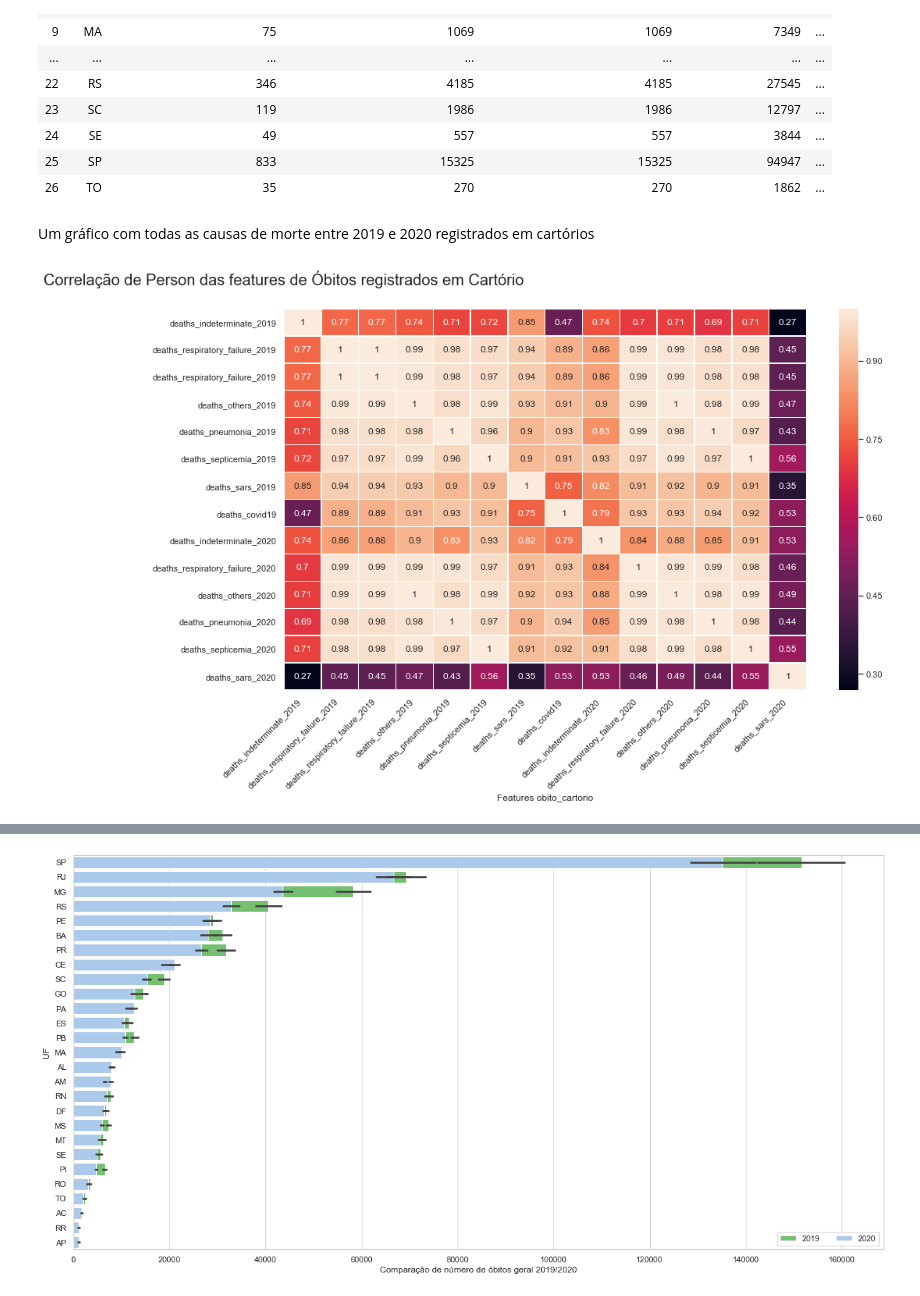
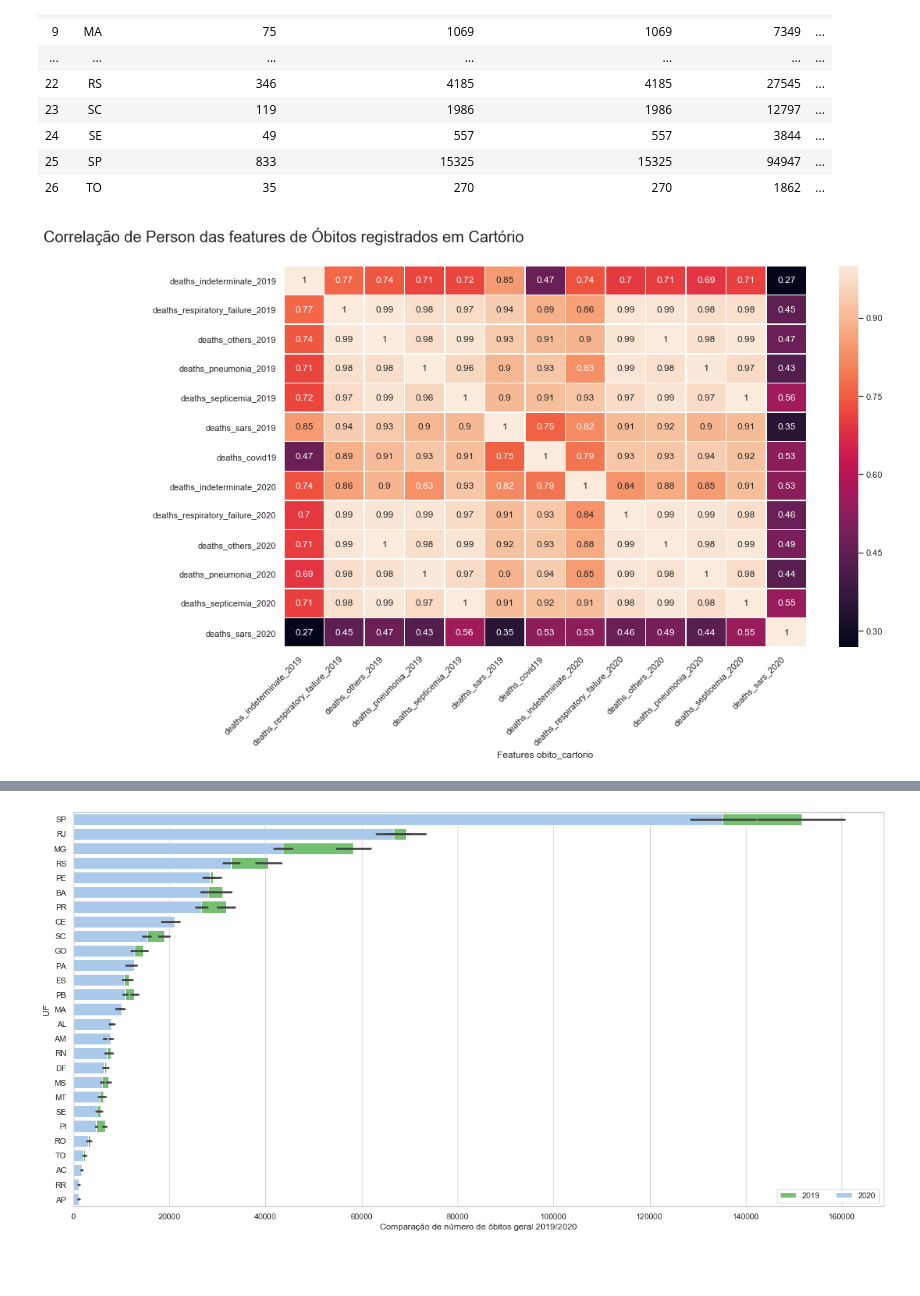
Before and after one commit to marcoguinter/aed_projeto3, a Jupyter notebook: covid19.ipynb, the cells around one changed output, grey strips where cells are left out. Drawn from its saved outputs; the diff is of its cells as text; code cells hidden in the pictures; blank space fills up the shorter version.

Commit message:
Novos gráficos

```diff
--- a/covid19.ipynb
+++ b/covid19.ipynb
@@ -430,7 +433,7 @@ df.printSchema()
 # %% [markdown]
 Executando uma query no banco buscando a soma de mortes por estado, apenas para testar a conectividade
 # %%
-sql = "(SELECT state,SUM(deaths) AS sum_deaths FROM caso GROUP BY state ORDER BY sum_deaths DESC) tmp"
+sql = "(SELECT state,SUM(deaths) AS sum_deaths FROM caso WHERE date = '2020-08-03'  GROUP BY state ORDER BY sum_deaths DESC) tmp"
 df = spark.read\
         .format("jdbc")\
         .option("url", SQL_CONNECTION)\
@@ -813,8 +816,6 @@ df_obito_cartorio.select("state","deaths_indeterminate_2019","deaths_respiratory
 | 24 | SE | 49 | 557 | 557 | 3844 | ... |
 | 25 | SP | 833 | 15325 | 15325 | 94947 | ... |
 | 26 | TO | 35 | 270 | 270 | 1862 | ... |
-# %% [markdown]
-Um gráfico com todas as causas de morte entre 2019 e 2020 registrados em cartórios
 # %%
 # Correlação entre as features de dados de óbitos registrados em cartório
 import seaborn as sns
@@ -823,32 +824,32 @@ import matplotlib.pyplot as plt
 
 sns.set(style="white")
 
-features = df_obito_cartorio.select("deaths_indeterminate_2019","deaths_respiratory_failure_2019","deaths_respiratory_failure_2019","deaths_others_2019","deaths_pneumonia_2019","deaths_septicemia_2019","deaths_sars_2019","deaths_covid19","deaths_indeterminate_2020","deaths_respiratory_failure_2020","deaths_others_2020","deaths_pneumonia_2020","deaths_septicemia_2020","deaths_sars_2020")
+features = df_obito_cartorio.select("deaths_indeterminate_2019","deaths_respiratory_failure_2019","deaths_others_2019","deaths_pneumonia_2019","deaths_septicemia_2019","deaths_sars_2019","deaths_covid19","deaths_indeterminate_2020","deaths_respiratory_failure_2020","deaths_others_2020","deaths_pneumonia_2020","deaths_septicemia_2020","deaths_sars_2020")
 d=features.toPandas()
 
 # Calcular a correlação
 corr = d.corr()
 
 # Set up the matplotlib figure
 f, ax = plt.subplots(figsize=(15, 9))
 plt.title('Correlação de Person das features de Óbitos registrados em Cartório', y=1.05, size=20,  x=0)
 
 # Draw the heatmap with the mask and correct aspect ratio
 sns.heatmap(corr, annot=True, linewidths=.5, ax=ax)
 
 plt.xlabel('Features obito_cartorio')
 plt.xticks(rotation=45, ha='right')
 
 # Snippet para corrigir a visualização do heatmap do Seaborn, que corta a imagem:
 # fix for mpl bug that cuts off top/bottom of seaborn viz
 b, t = plt.ylim() # discover the values for bottom and top
 b += 0.5 # Add 0.5 to the bottom
 t -= 0.5 # Subtract 0.5 from the top
 plt.ylim(b, t) # update the ylim(bottom, top) values
 plt.show() # ta-da!
 
 # Garbage collection
 del features
 del corr
 # %% [output]
-[figure, old version]
+[figure, new version]
```
Also changed, not shown: parts of 6 cells of this notebook.
